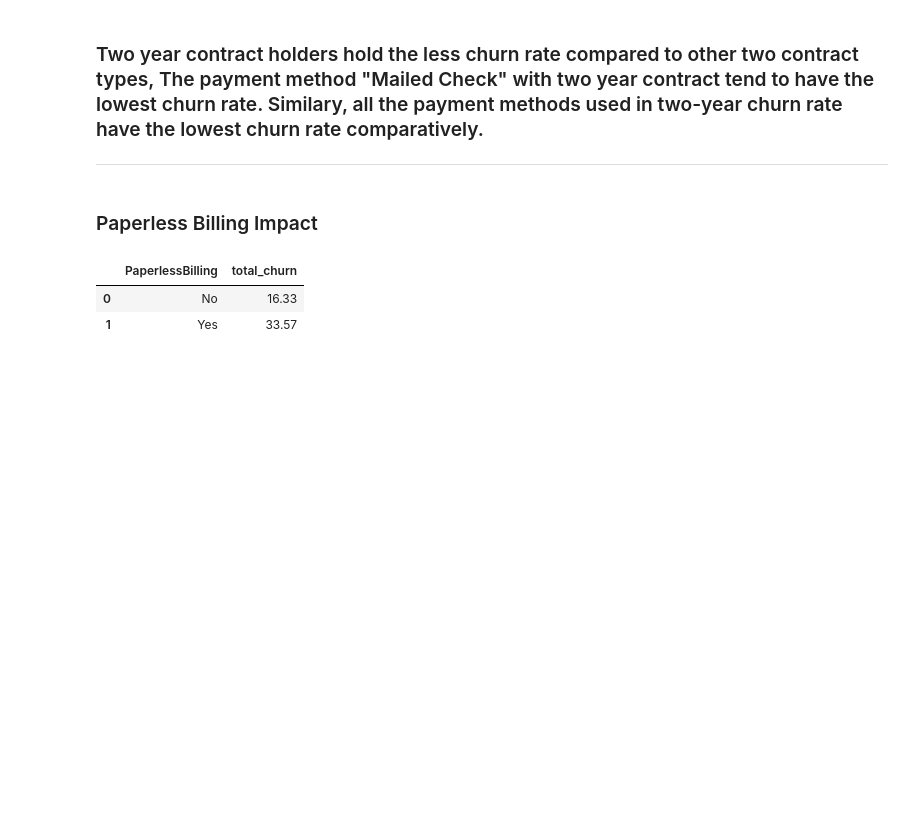
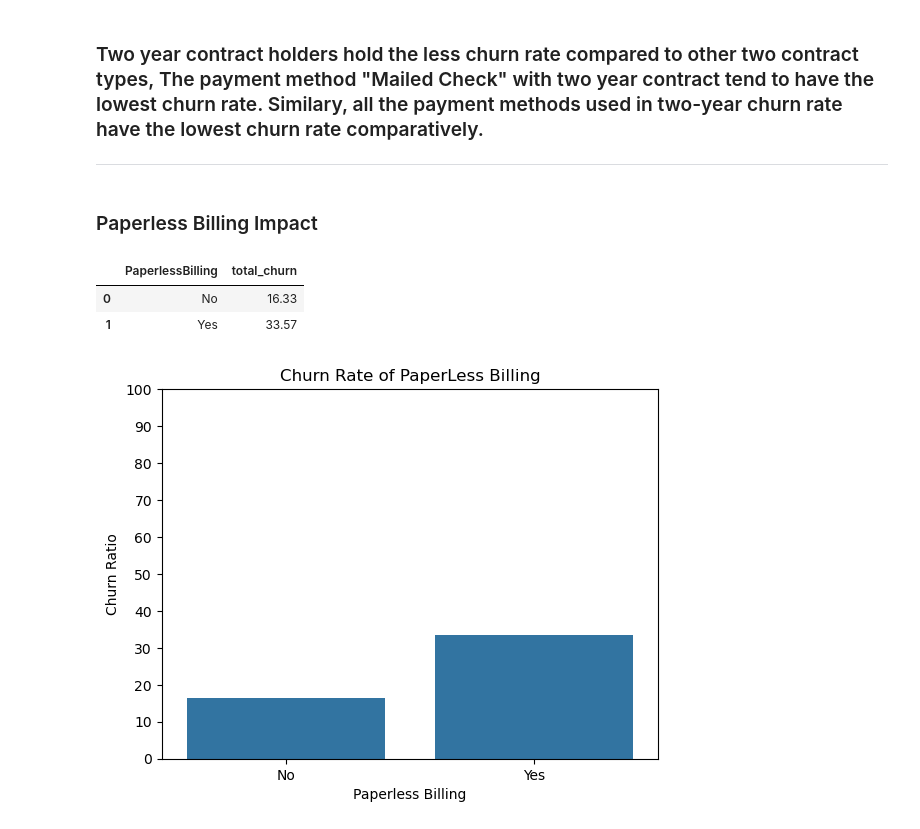
Before and after one commit to suzaladhikari/customer_churn-, a Jupyter notebook: EDA/eda.ipynb, the cells around one changed output. Saved outputs shown, nothing was run; the diff lists cells and outputs as text; code cells hidden in the pictures; blank space fills up the shorter version.

Commit message:
churn rate of paperless billing

```diff
--- a/EDA/eda.ipynb
+++ b/EDA/eda.ipynb
@@ -758,3 +758,13 @@ paperlessdata.head(4)
 |  | PaperlessBilling | total_churn |
 | 0 | No | 16.33 |
 | 1 | Yes | 33.57 |
+# %%
+sns.barplot(x = 'PaperlessBilling', y  = 'total_churn', data = paperlessdata)
+plt.ylim(0,100)
+plt.ylabel("Churn Ratio")
+plt.xlabel("Paperless Billing")
+plt.title("Churn Rate of PaperLess Billing")
+plt.yticks(np.arange(0,110,10))
+plt.show()
+# %% [output]
+[figure, added]
```
